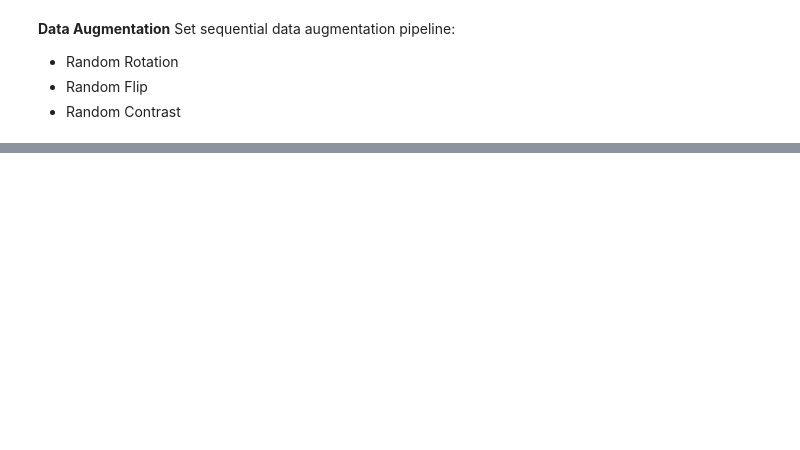
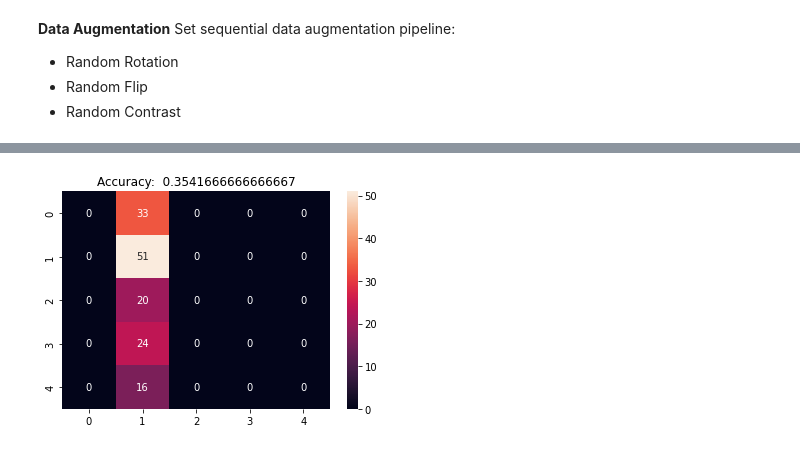
Before and after one commit to KobiAms/FingerprintsQuality, a Jupyter notebook: FP_classification.ipynb, the cells around one changed output, grey strips where cells are left out. Saved outputs shown, nothing was run; the diff lists cells and outputs as text; code cells hidden in the pictures; blank space fills up the shorter version.

```diff
--- a/FP_classification.ipynb
+++ b/FP_classification.ipynb
@@ -204,0 +320,21 @@ plt.show()
+# %%
+
+y_test = []
+y_predict = []
+
+for images, labels in test_dataset:
+    tmp_predict = best_pre_model.predict(images)
+    tmp_true_max = np.argmax(labels.numpy(), axis=1).astype(np.uint8)
+    tmp_pred_max = np.argmax(tmp_predict, axis=1).astype(np.uint8)
+    for y in tmp_true_max:
+        y_test.append(y)
+    for y in tmp_pred_max:
+        y_predict.append(y)
+
+
+cm = confusion_mtrx(y_test, y_predict)
+sn.heatmap(cm ,annot = True)
+acc = (np.array(y_test) == np.array(y_predict)).sum()/len(y_test)
+plt.title("Accuracy:  "+str(acc))
+plt.show()
+# %% [output]
@@ -204,0 +343 @@ plt.show()
+[figure, added]
```
Also changed, not shown: parts of 15 cells of this notebook, 2 other files.
